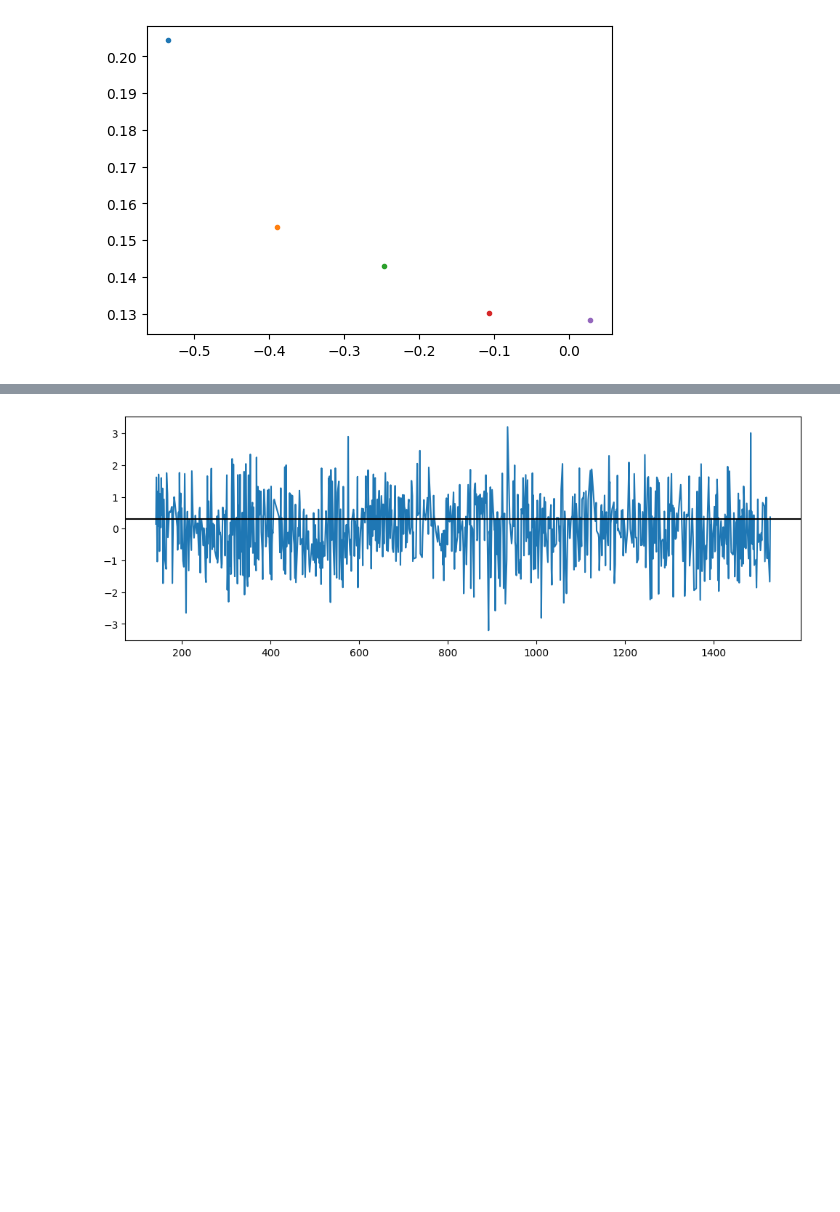
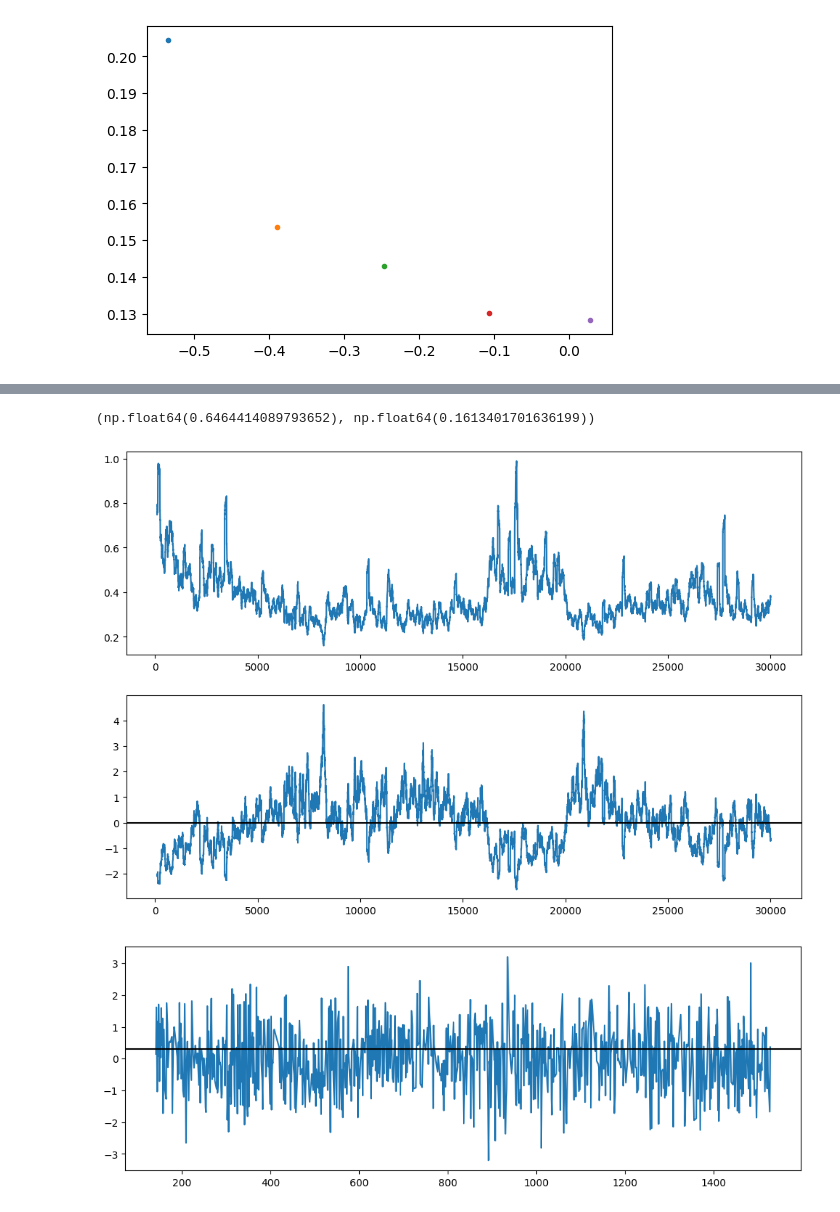
Before and after one commit to aemilani/imc-prosperity-3, a Jupyter notebook: notebooks/rock.ipynb, the cells around one changed output, grey strips where cells are left out. Drawn from its saved outputs; the diff is of its cells as text; code cells hidden in the pictures; blank space fills up the shorter version.

```diff
--- a/notebooks/rock.ipynb
+++ b/notebooks/rock.ipynb
@@ -170,5 +170,8 @@ for i in range(30000):
         v_list.append(call.implied_vol)
     coeffs = np.polyfit(m_list, v_list, 2)  # coeffs = [c, b, a]
     base_iv = coeffs[0]
-    base_ivs.append(base_iv)
+    if base_iv > 0:
+        base_ivs.append(base_iv)
+    else:
+        base_ivs.append(v_list[list(np.argsort(np.abs(np.array(m_list))))[0]])
 base_ivs = pd.Series(base_ivs).dropna()
@@ -179,2 +193,22 @@ np.float64(0.30256912479963166)
+# %%
+norm.mean(), norm.std()
+# %% [output]
+(np.float64(0.6464414089793652), np.float64(0.1613401701636199))
+# %%
+thr = 100
+
+realized_vol = np.log(rock['mid_price'] / rock['mid_price'].shift(1)).rolling(thr).std() * np.sqrt(10000 * 250)
+vol = base_ivs.rolling(thr).mean()
+norm = vol / realized_vol
+norm_z_score = (norm - norm.mean()) / norm.std()
+
+fig, ax = plt.subplots(2, 1, figsize=(12, 8))
+ax[0].plot(realized_vol)
+ax[1].plot(norm_z_score)
+ax[1].axhline(0, c='k')
+# ax[1].set_ylim([-5, 5])
+plt.show()
+# %% [output]
+[figure, added]
 # %%
 thr = 100
```
Also changed, not shown: parts of 3 cells of this notebook, 4 other files.
